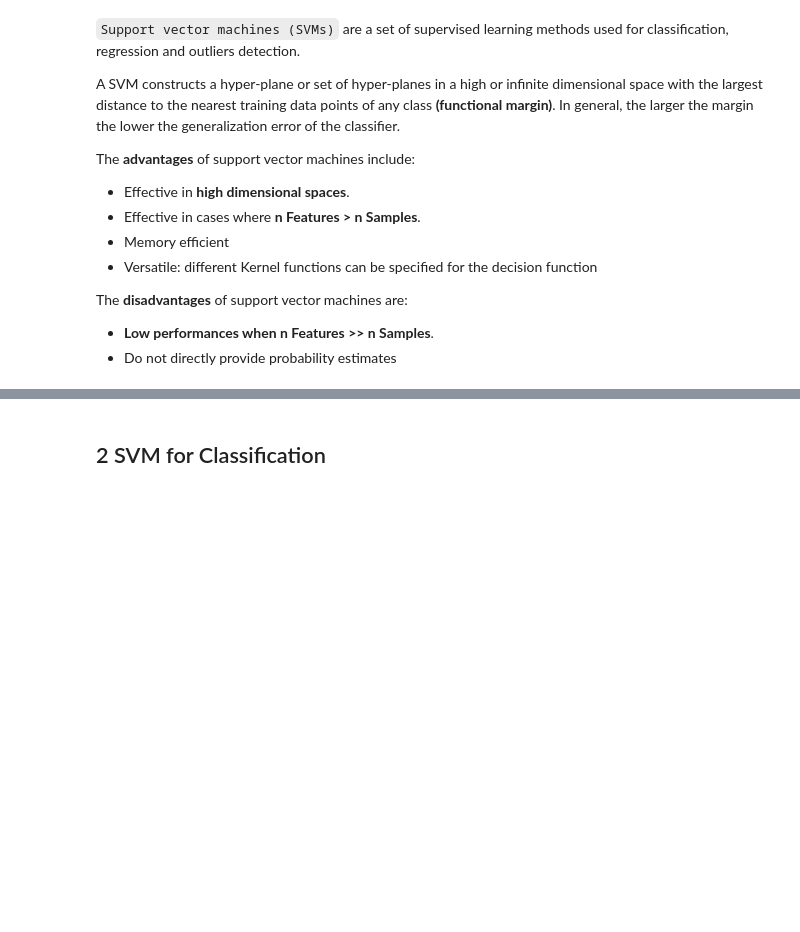
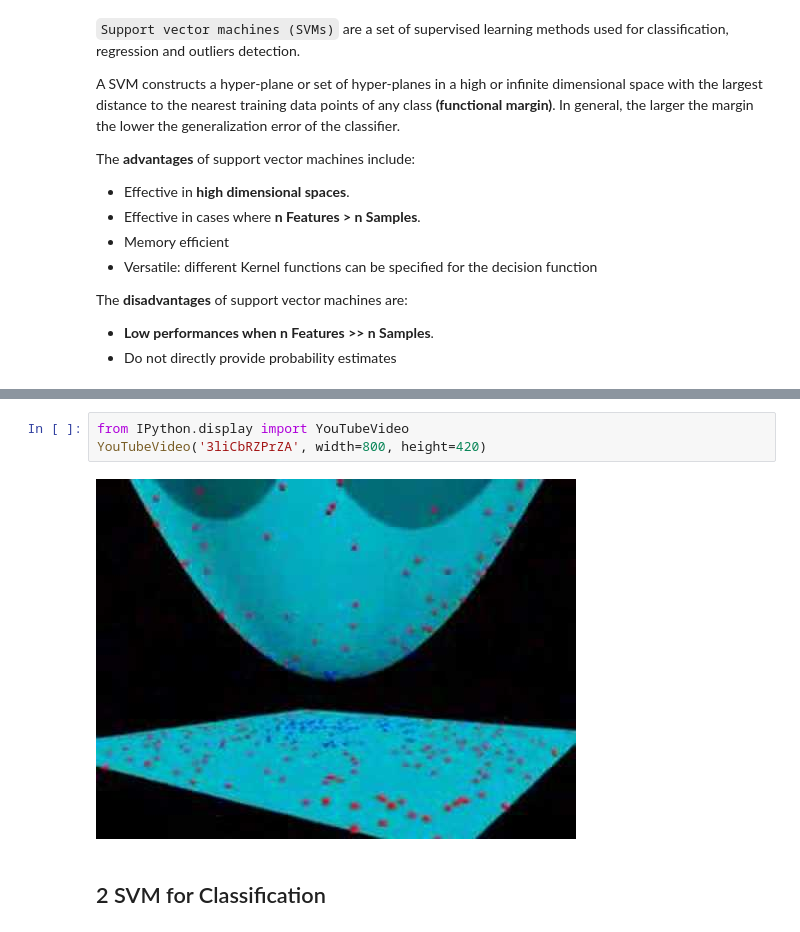
Before and after one commit to addfor/tutorials, a Jupyter notebook: machine_learning/ml13v04_support_vector_machines.ipynb, the cells around one changed output, grey strips where cells are left out. Drawn from its saved outputs; the diff is of its cells as text; blank space fills up the shorter version.

Commit message:
Add video to SVM

```diff
--- a/machine_learning/ml13v04_support_vector_machines.ipynb
+++ b/machine_learning/ml13v04_support_vector_machines.ipynb
@@ -31,3 +33,8 @@ The **disadvantages** of support vector machines are:
+# %%
+from IPython.display import YouTubeVideo
+YouTubeVideo('3liCbRZPrZA', width=800, height=420)
+# %% [output]
+[figure, added]
 # %% [markdown]
 ## 2 SVM for Classification
 # %% [markdown]
```
Also changed, not shown: parts of 7 cells of this notebook.
